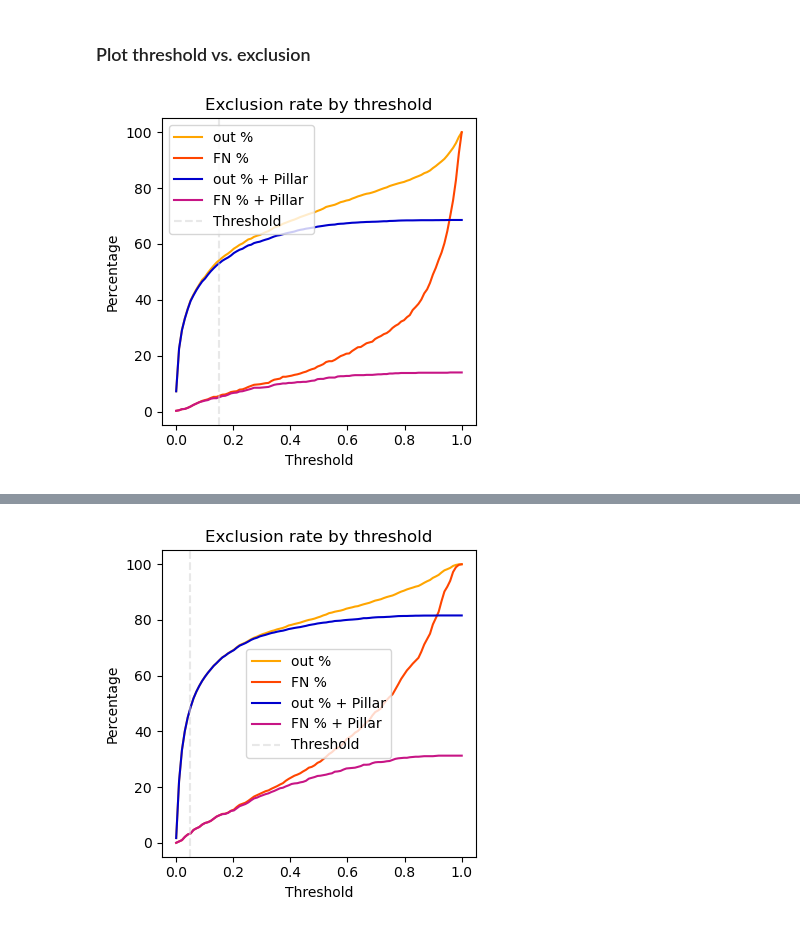
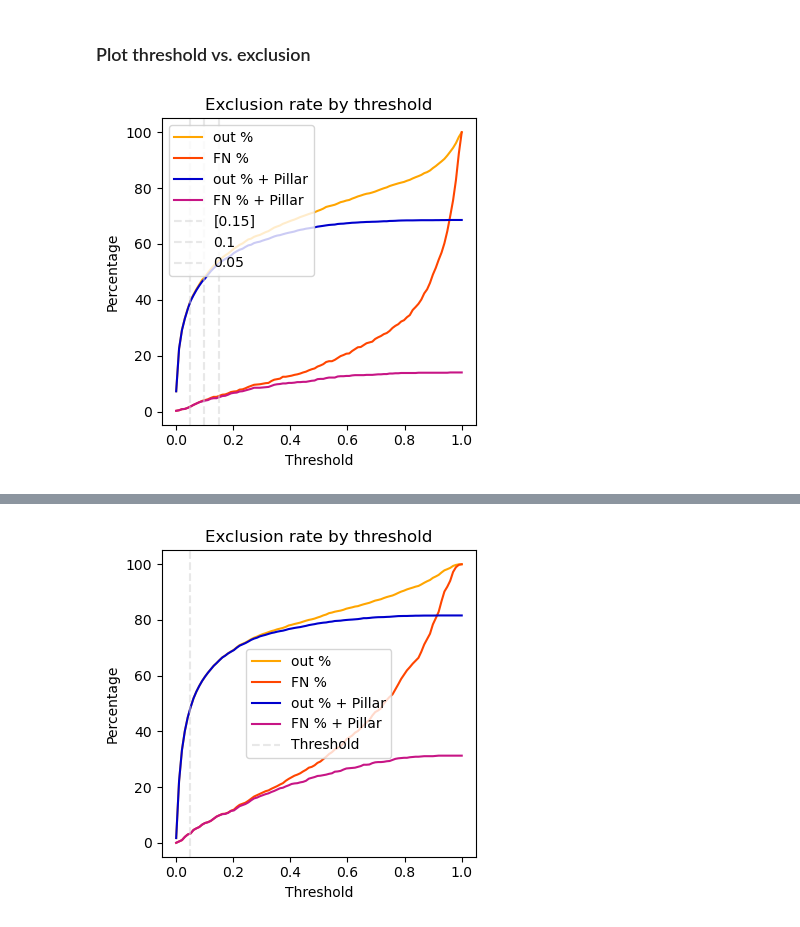
Before and after one commit to violah-fellow/SHEEP, a Jupyter notebook: Publications/ML/Optimisation_Stage1_specter.ipynb, the cells around one changed output, grey strips where cells are left out. Cells and saved outputs as stored; diff of their text form; code cells hidden in the pictures.

```diff
--- a/Publications/ML/Optimisation_Stage1_specter.ipynb
+++ b/Publications/ML/Optimisation_Stage1_specter.ipynb
@@ -1808,33 +1867,35 @@ tmp = d_lr.copy()
 T = d_lr['Threshold_scope'].unique()
 exclusion = []
 for i in (np.linspace(0.001, 1, 100)):
     tmp['pred_i'] = (tmp['proba_scope'] >= i).astype(int)
     tmp['pred_combined'] = ((tmp['pred_pillar'] != 'NA') | tmp['pred_i'] == 1).astype(int)
     r = len(tmp[tmp['pred_i'] == 0]) / len(tmp) * 100
     r_fn = len(tmp[(tmp['pred_i'] == 0) & (tmp['scope'] == 'in')]) / len(tmp[tmp['scope'] == 'in']) * 100
     r_comb = len(tmp[tmp['pred_combined'] == 0]) / len(tmp) * 100
     r_fn_comb = len(tmp[(tmp['pred_combined'] == 0) & (tmp['scope'] == 'in')]) / len(tmp[tmp['scope'] == 'in']) * 100
     exclusion.append([i, r, r_fn, r_comb, r_fn_comb])
 
 excl_df = pd.DataFrame(exclusion, columns=['threshold', 'ratio_out', 'ratio_FN', 'ratio_out_comb', 'ratio_FN_comb'])
 
 fig, ax = plt.subplots(figsize=(4, 4))
 
 # Plot 1: all three metrics vs threshold
 ax.plot(excl_df['threshold'], excl_df['ratio_out'], label='out %', color='orange')
 ax.plot(excl_df['threshold'], excl_df['ratio_FN'], label='FN %', color='orangered')
 ax.plot(excl_df['threshold'], excl_df['ratio_out_comb'], label='out % + Pillar', color='mediumblue')
 ax.plot(excl_df['threshold'], excl_df['ratio_FN_comb'], label='FN % + Pillar', color='mediumvioletred')
 
-ax.axvline(T, color='lightgrey', linestyle='--', alpha=0.5, label='Threshold')
+ax.axvline(T, color='lightgrey', linestyle='--', alpha=0.5, label=T)
+ax.axvline(0.1, color='lightgrey', linestyle='--', alpha=0.5, label='0.1')
+ax.axvline(0.05, color='lightgrey', linestyle='--', alpha=0.5, label=0.05)
 
 ax.set_xlabel('Threshold')
 ax.set_ylabel('Percentage')
 ax.set_title('Exclusion rate by threshold')
 ax.legend()
 
 plt.tight_layout()
-plt.savefig('Plots/SPECTER_LR_Exclusion_Threshold.png', dpi=150, bbox_inches='tight')
+#plt.savefig('Plots/SPECTER_LR_Exclusion_Threshold.png', dpi=150, bbox_inches='tight')
 plt.show()
 # %% [output]
-[figure, old version]
+[figure, new version]
```
Also changed, not shown: parts of 22 cells of this notebook, 9 other files.
